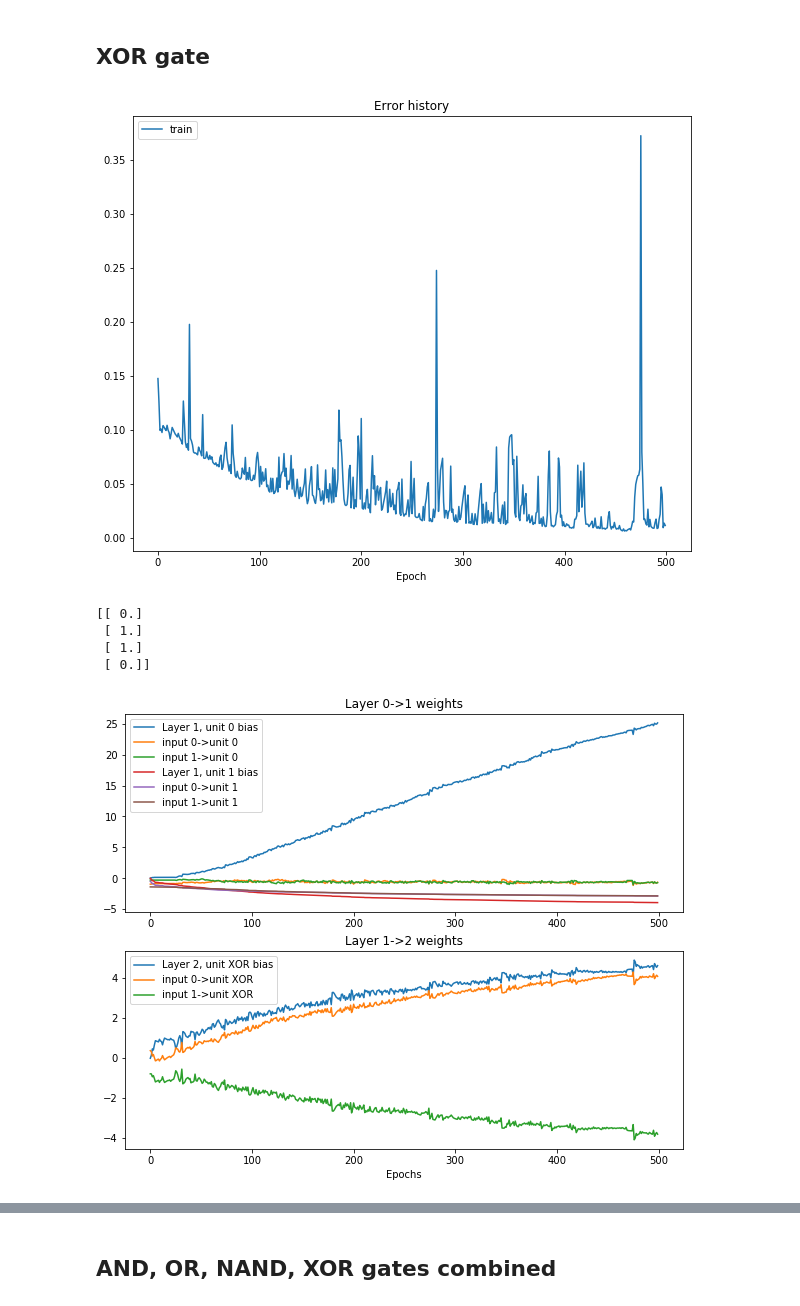
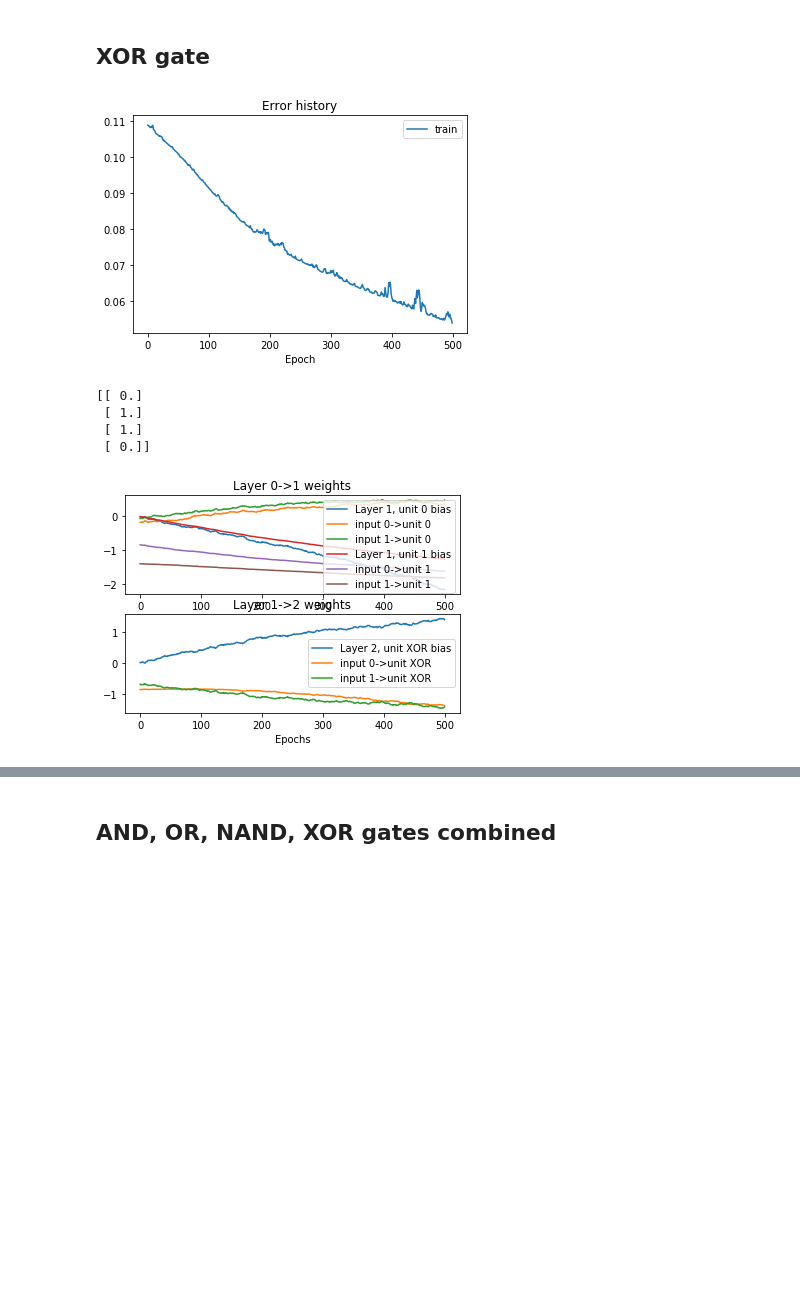
Before and after one commit to hazrmard/PoorMansNN, a Jupyter notebook: Learning logic gates.ipynb, the cells around one changed output, grey strips where cells are left out. Saved outputs shown, nothing was run; the diff lists cells and outputs as text; code cells hidden in the pictures; blank space fills up the shorter version.

```diff
--- a/Learning logic gates.ipynb
+++ b/Learning logic gates.ipynb
@@ -120,31 +120,31 @@ array([[ 0.],
 # %%
 batchsize = 40
 epochs = 500
 layers = [Layer((2,), (2,), act.Tanh()), Layer((1,), (2,), act.Tanh())]
 error = loss.SquaredLoss()
-rate = 1.2
+rate = 0.1
 optimizer = opt.Optimizer(rate)
 
 n = NN(layers, error=error, optimizer=optimizer)
 
 X = np.array([[0,0],
              [0,1],
              [1,0],
              [1,1]])
 Y = np.array([[0],
               [1],
               [1],
               [0]])
 
 errors, whist = n.train(X, Y, batchsize, epochs, train=(Y, X), weighthist=True)
 plotErrors(errors)
 print(np.round(n.predict(X)))
 plotWeightHistory(n, whist, ['XOR'])
 plotFinalWeights(n, whist, ['XOR'])
 # %% [output]
-[figure, old version]
+[figure, new version]
 [[ 0.]
  [ 1.]
  [ 1.]
  [ 0.]]
-[figure, old version]
+[figure, new version]
```
Also changed, not shown: parts of 3 cells of this notebook, 5 other files.
